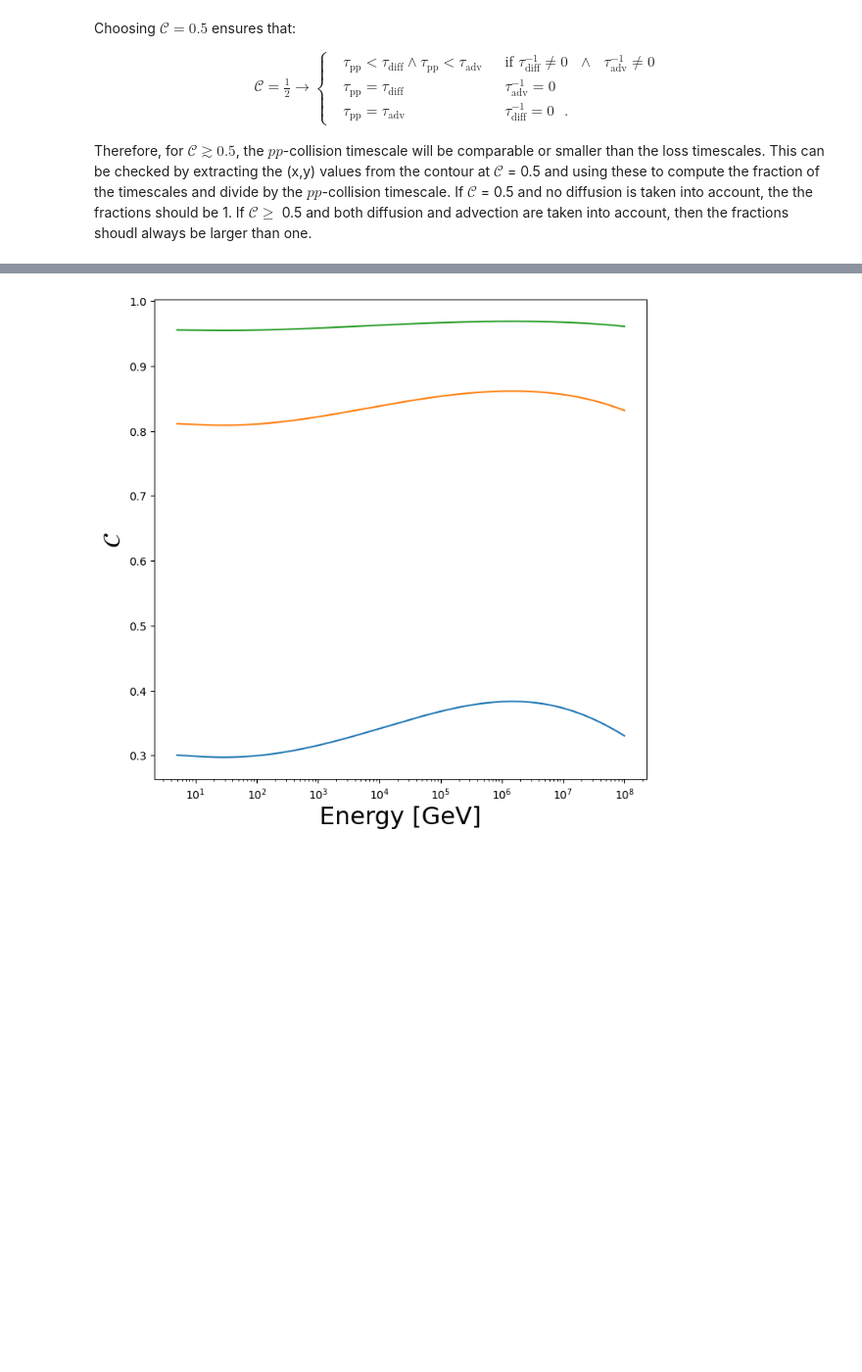
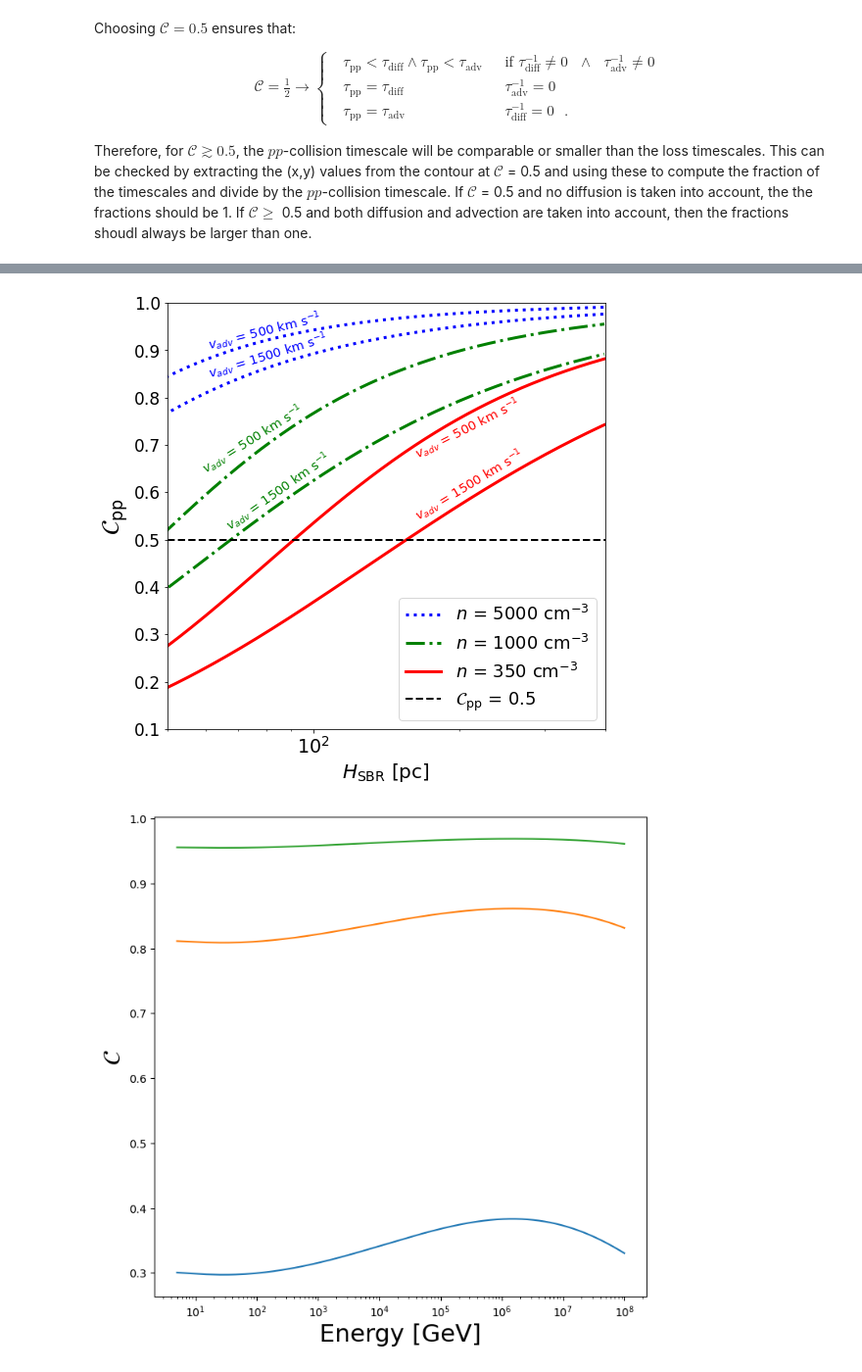
Before and after one commit to YarnoMerckx/u-lirg-timescale-analysis, a Jupyter notebook: Timescale.ipynb, the cells around one changed output, grey strips where cells are left out. Shown at 98% size. Drawn from its saved outputs; the diff is of its cells as text; code cells hidden in the pictures; blank space fills up the shorter version.

```diff
--- a/Timescale.ipynb
+++ b/Timescale.ipynb
@@ -430,3 +432,49 @@ plt.savefig("/Users/yarno/Documents/PhD/Pictures/hsb.pdf",bbox_inches="tight")
+# %%
+#fig=plt.figure(figsize=(8,8), dpi= 100, facecolor='w', edgecolor='k')
+fig1, ax1 = plt.subplots(figsize=(8,8))
+
+#import matplotlib.ticker
+
+scale_H = np.arange(10,400,1)
+
+
+ax1.plot(scale_H,C_cal(1e7,5000,500,scale_H,0,0,250,"Kolmogorov Peretti"),linestyle = 'dotted',color= 'blue', label =  '$n$ = 5000 cm$^{-3}$',linewidth = 3)
+ax1.plot(scale_H,C_cal(1e7,5000,1500,scale_H,0,0,250,"Kolmogorov Peretti"),linestyle = 'dotted',color= 'blue', linewidth = 3)
+
+ax1.plot(scale_H,C_cal(1e7,1000,500,scale_H,0,0,250,"Kolmogorov Peretti"),'-.',color= 'green', label =  '$n$ = 1000 cm$^{-3}$',linewidth = 3)
+ax1.plot(scale_H,C_cal(1e7,1000,1500,scale_H,0,0,250,"Kolmogorov Peretti"),'-.',color= 'green',linewidth = 3)
+
+
+ax1.plot(scale_H,C_cal(1e7,350,500,scale_H,0,0,250,"Kolmogorov Peretti"), color ='red', label = '$n$ = 350 cm$^{-3}$',linewidth = 3)
+ax1.plot(scale_H,C_cal(1e7,350,1500,scale_H,0,0,250,"Kolmogorov Peretti"),color ='red',linewidth = 3)
+
+
+ax1.axhline(y=0.5, color = 'k',linestyle = 'dashed',linewidth = 2, label = '$\mathcal{C}_{\mathrm{pp}}$ = 0.5')
+
+ax1.text(60,0.90, "$v_{adv}$ = 500 km s$^{-1}$", rotation = 14, color = 'blue', fontsize = 13)
+ax1.text(60,0.84, "$v_{adv}$ = 1500 km s$^{-1}$", rotation = 17, color = 'blue', fontsize = 13)
+ax1.text(58,0.64, "$v_{adv}$ = 500 km s$^{-1}$", rotation = 32, color = 'green', fontsize = 13)
+ax1.text(65,0.52, "$v_{adv}$ = 1500 km s$^{-1}$", rotation = 35, color = 'green', fontsize = 13)
+ax1.text(160,0.67, "$v_{adv}$ = 500 km s$^{-1}$", rotation = 27, color = 'red',fontsize = 13)
+ax1.text(160,0.54, "$v_{adv}$ = 1500 km s$^{-1}$", rotation = 31, color = 'red', fontsize = 13)
+
+
+
+
+ax1.legend( fontsize = 18, loc = 'lower right')
+ax1.set_xlabel('$H_{\mathrm{SBR}}$ [pc] ', fontsize = 20)
+ax1.set_ylabel('$\mathcal{C}_{\mathrm{pp}}$', fontsize = 25)
+ax1.set_xscale('log')
+ax1.set_yticks(np.arange(0,1.1,0.1))
+ax1.set_xticks([100])
+ax1.set_ylim(0.1,1,0.1)
+plt.xticks(fontsize = 19)
+plt.yticks(fontsize = 17)
+plt.gca().xaxis.set_minor_formatter(matplotlib.ticker.NullFormatter())
+ax1.set_xlim(50,400)
+plt.savefig("/Users/yarno/Documents/PhD/Pictures/hsb.pdf",bbox_inches="tight")
+# %% [output]
+[figure, added]
 # %%
 fig=plt.figure(figsize=(8,8), dpi= 100, facecolor='w', edgecolor='k')
 
```
Also changed, not shown: parts of 4 cells of this notebook.
